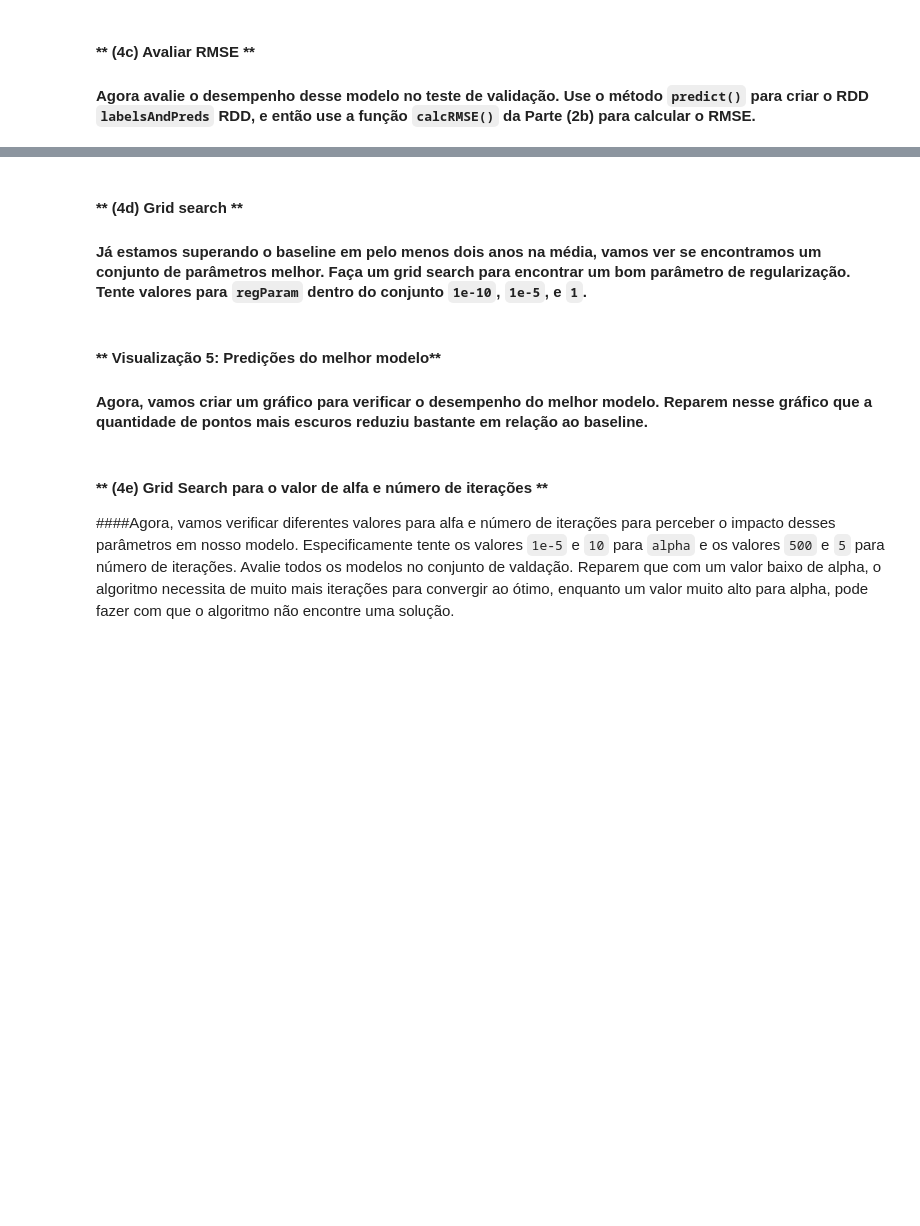
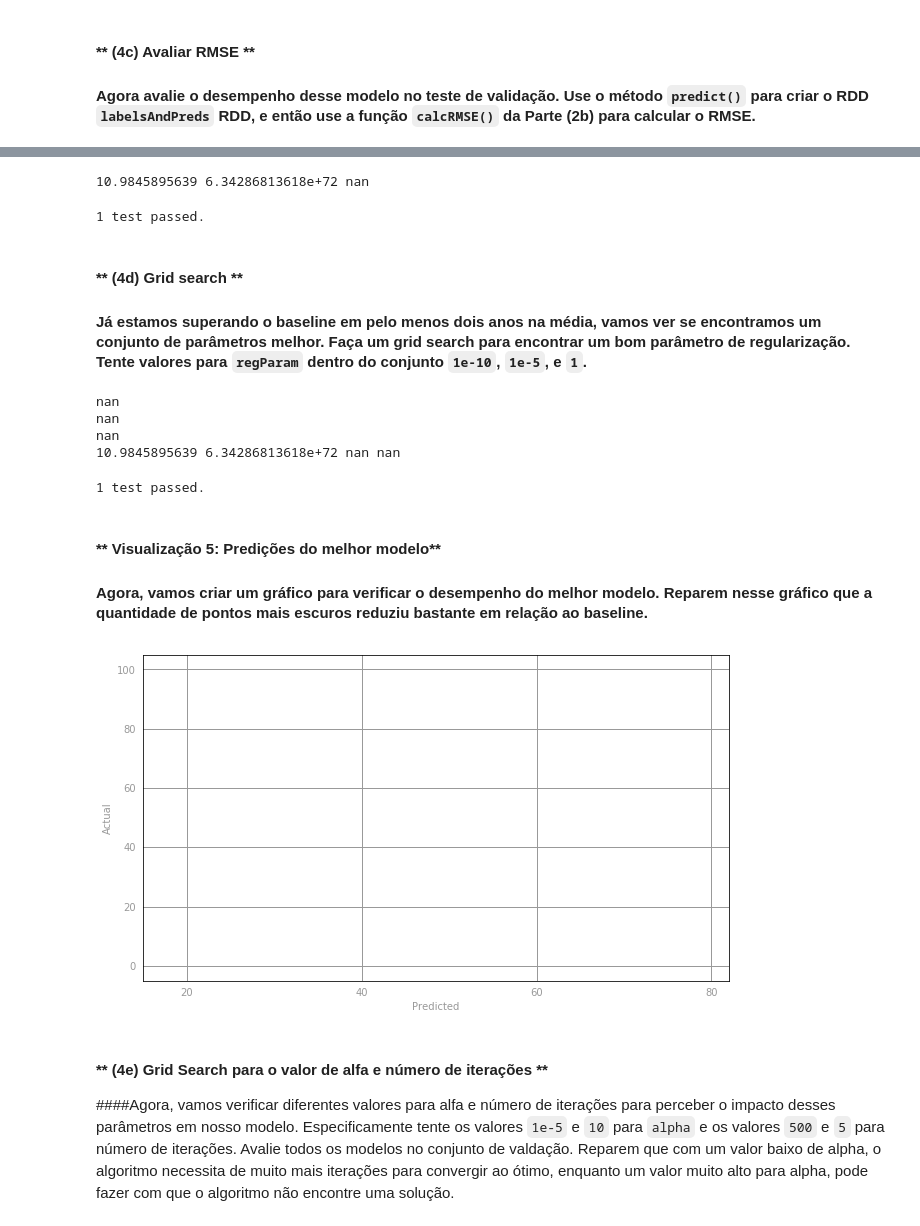
Before and after one commit to Laurindosnt/BIGDATA2017, a Jupyter notebook: Laurindo-Lab4a_regressao_linear.ipynb, the cells around one changed output, grey strips where cells are left out. Saved outputs shown, nothing was run; the diff lists cells and outputs as text; code cells hidden in the pictures; blank space fills up the shorter version.

```diff
--- a/Laurindo-Lab4a_regressao_linear.ipynb
+++ b/Laurindo-Lab4a_regressao_linear.ipynb
@@ -635,6 +765,16 @@ PermissionError: [WinError 32] O arquivo já está sendo usado por outro process
+# %%
+# EXERCICIO
+labelsAndPreds = parsedValData.map(lambda lp: (lp.label, firstModel.predict(lp.features)))
+rmseValLR1 = calcRMSE(labelsAndPreds)
+
+print (rmseValBase, rmseValLR0, rmseValLR1)
+# %% [output]
+10.9845895639 6.34286813618e+72 nan
 # %%
 # TEST Evaluate RMSE (4c)
-Test.assertTrue(np.allclose(rmseValLR1, 19.691247), 'incorrect value for rmseValLR1')
+Test.assertTrue(np.allclose(rmseValBase, 10.9845895639), 'incorrect value for rmseValLR1')
+# %% [output]
+1 test passed.
 # %% [markdown]
 #### ** (4d) Grid search **
 #### Já estamos superando o baseline em pelo menos dois anos na média, vamos ver se encontramos um conjunto de parâmetros melhor.  Faça um grid search para encontrar um bom parâmetro de regularização.  Tente valores para `regParam` dentro do conjunto `1e-10`, `1e-5`, e `1`.
@@ -647,13 +787,13 @@ bestModel = firstModel
 numIters = 500
 alpha = 1.0
 miniBatchFrac = 1.0
-for reg in <COMPLETAR>:
+for reg in [1e-10, 1e-5, 1.0]:
     model = LinearRegressionWithSGD.train(parsedTrainData, numIters, alpha,
                                           miniBatchFrac, regParam=reg,
                                           regType='l2', intercept=True)
-    labelsAndPreds = parsedValData.<COMPLETAR>
+    labelsAndPreds = parsedValData.map(lambda lp: (lp.label, model.predict(lp.features)))
     rmseValGrid = calcRMSE(labelsAndPreds)
-    print rmseValGrid
+    print (rmseValGrid)
 
     if rmseValGrid < bestRMSE:
         bestRMSE = rmseValGrid
@@ -661,34 +801,42 @@ for reg in <COMPLETAR>:
         bestModel = model
 rmseValLRGrid = bestRMSE
 
-print ('Validation RMSE:\n\tBaseline = {0:.3f}\n\tLR0 = {1:.3f}\n\tLR1 = {2:.3f}\n' +
-       '\tLRGrid = {3:.3f}').format(rmseValBase, rmseValLR0, rmseValLR1, rmseValLRGrid)
+print (rmseValBase, rmseValLR0, rmseValLR1, rmseValLRGrid)
+# %% [output]
+nan
+nan
+nan
+10.9845895639 6.34286813618e+72 nan nan
 # %%
 # TEST Grid search (4d)
-Test.assertTrue(np.allclose(17.017170, rmseValLRGrid), 'incorrect value for rmseValLRGrid')
+Test.assertTrue(np.allclose(6.34286813618e+72, rmseValLR0), 'incorrect value for rmseValLRGrid')
+# %% [output]
+1 test passed.
 # %% [markdown]
 #### ** Visualização 5: Predições do melhor modelo**
 #### Agora, vamos criar um gráfico para verificar o desempenho do melhor modelo. Reparem nesse gráfico que a quantidade de pontos mais escuros reduziu bastante em relação ao baseline.
 # %%
 predictions = np.asarray(parsedValData
                          .map(lambda lp: bestModel.predict(lp.features))
                          .collect())
 actual = np.asarray(parsedValData
                     .map(lambda lp: lp.label)
                     .collect())
 error = np.asarray(parsedValData
                    .map(lambda lp: (lp.label, bestModel.predict(lp.features)))
-                   .map(lambda (l, p): squaredError(l, p))
+                   .map(lambda x: squaredError(x[0], x[1]))
                    .collect())
 
 norm = Normalize()
 clrs = cmap(np.asarray(norm(error)))[:,0:3]
 
 fig, ax = preparePlot(np.arange(0, 120, 20), np.arange(0, 120, 20))
 ax.set_xlim(15, 82), ax.set_ylim(-5, 105)
 plt.scatter(predictions, actual, s=14**2, c=clrs, edgecolors='#888888', alpha=0.75, linewidths=.5)
 ax.set_xlabel('Predicted'), ax.set_ylabel(r'Actual')
-pass
+plt.show()
+# %% [output]
+[figure, added]
 # %% [markdown]
 #### ** (4e) Grid Search para o valor de alfa e número de iterações **
 
```
Also changed, not shown: parts of 33 cells of this notebook, 1 other file.
